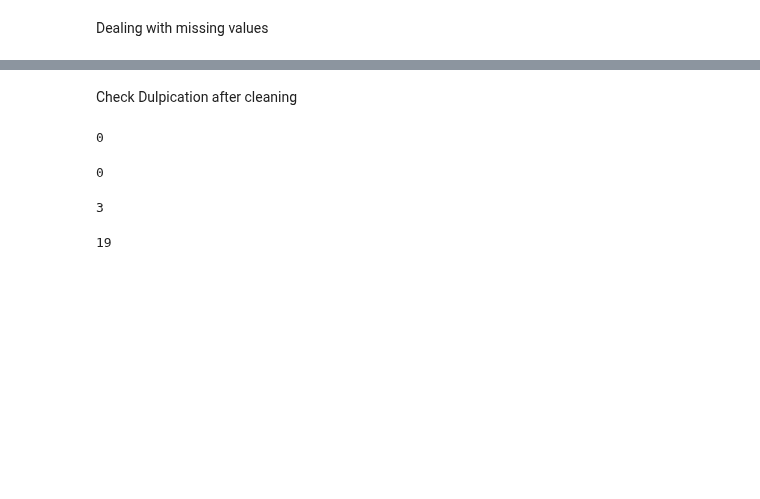
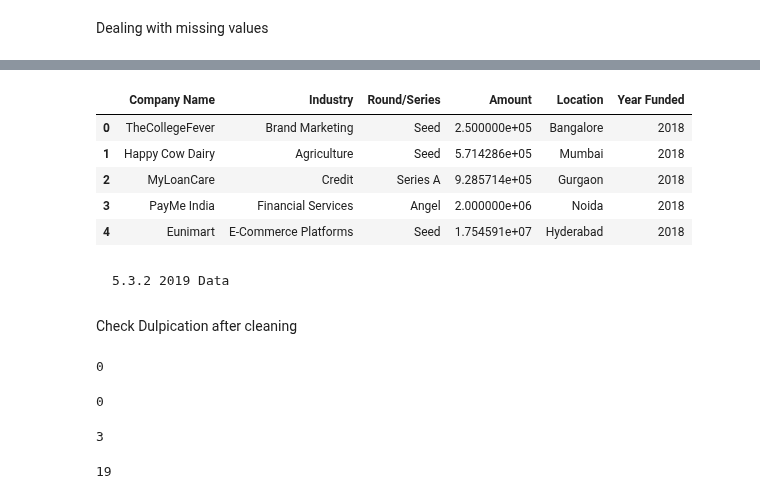
Before and after one commit to DelphinKdl/-Data-analysis-project-Data-Driven-Insights-for-Indian-Startup-Growth, a Jupyter notebook: India StartUp analysis 2018 -2021.ipynb, the cells around one changed output, grey strips where cells are left out. Cells and saved outputs as stored; diff of their text form; code cells hidden in the pictures; blank space fills up the shorter version.

```diff
--- a/India StartUp analysis 2018 -2021.ipynb
+++ b/India StartUp analysis 2018 -2021.ipynb
@@ -423,3 +480,16 @@ data_2018['Amount']=data_2018['About Company']
+# %%
+data_2018.drop(['About Company'], axis=1, inplace=True)
+# %%
+data_2018.head(5)
+# %% [output]
+|  | Company Name | Industry | Round/Series | Amount | Location | Year Funded |
+| 0 | TheCollegeFever | Brand Marketing | Seed | 2.500000e+05 | Bangalore | 2018 |
+| 1 | Happy Cow Dairy | Agriculture | Seed | 5.714286e+05 | Mumbai | 2018 |
+| 2 | MyLoanCare | Credit | Series A | 9.285714e+05 | Gurgaon | 2018 |
+| 3 | PayMe India | Financial Services | Angel | 2.000000e+06 | Noida | 2018 |
+| 4 | Eunimart | E-Commerce Platforms | Seed | 1.754591e+07 | Hyderabad | 2018 |
+# %% [markdown]
+    5.3.2 2019 Data
 # %% [markdown]
 Check Dulpication after cleaning
 # %%
```
Also changed, not shown: parts of 16 cells of this notebook.
